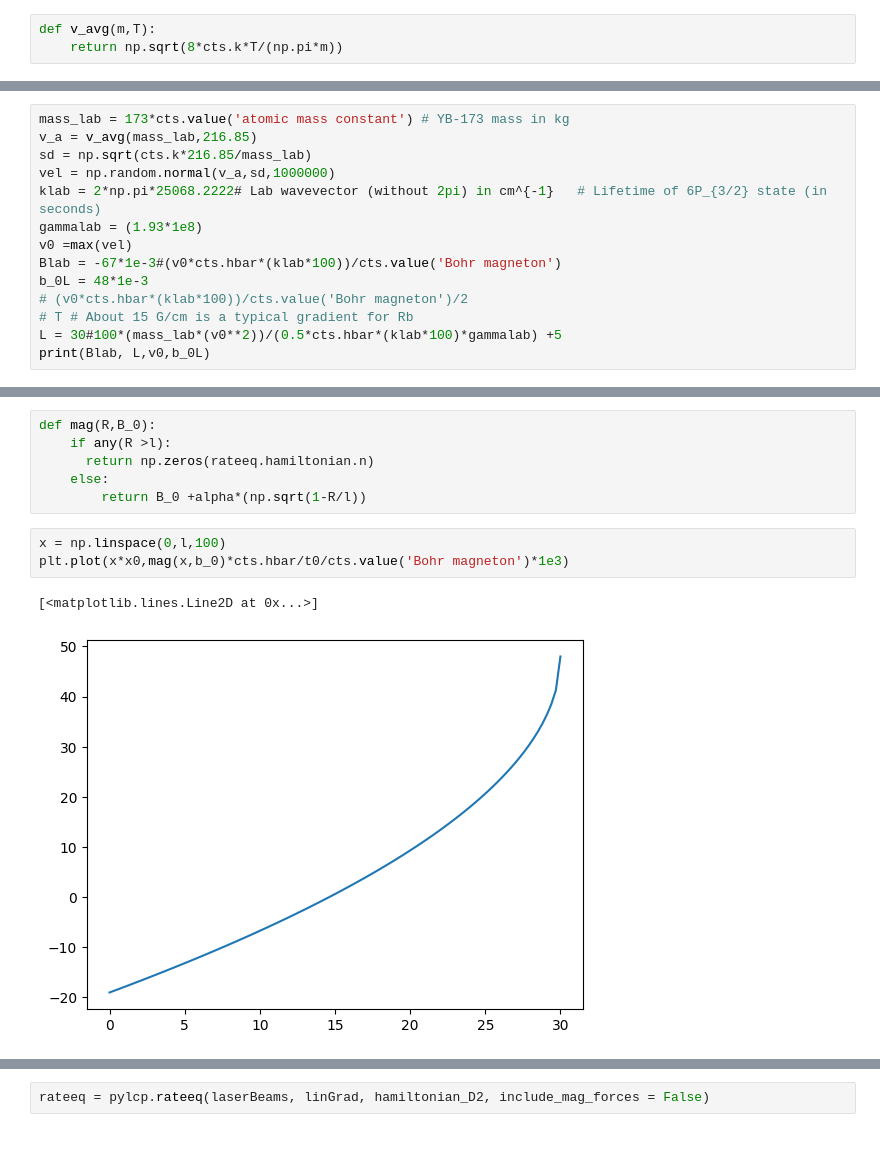
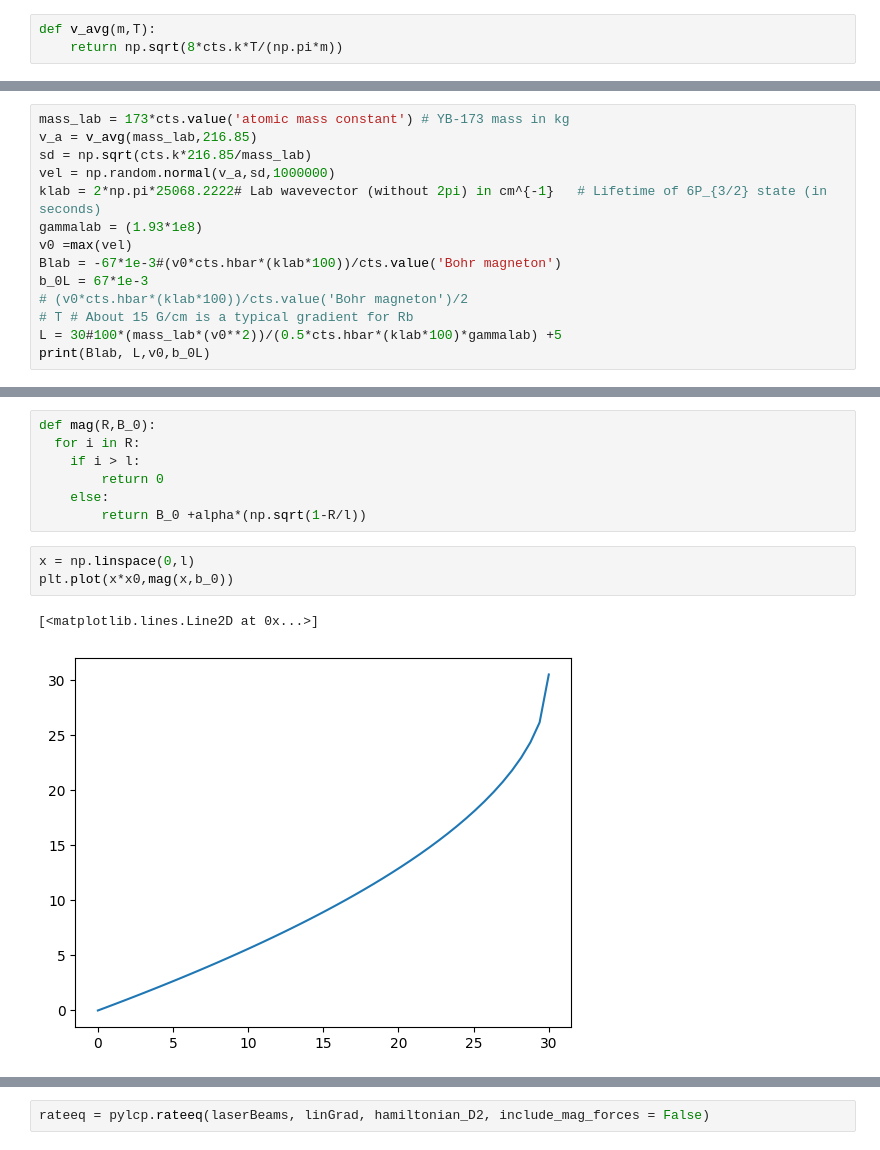
Before and after one commit to benfox4543/YB-zeeman-slower, a Jupyter notebook: zeeman slower_yb(fix after loosing good one).ipynb, the cells around one changed output, grey strips where cells are left out. Cells and saved outputs as stored; diff of their text form.

Commit message:
graph fixing found how to stop the spliting

```diff
--- a/zeeman slower_yb(fix after loosing good one).ipynb
+++ b/zeeman slower_yb(fix after loosing good one).ipynb
@@ -39,7 +35,7 @@ klab = 2*np.pi*25068.2222# Lab wavevector (without 2pi) in cm^{-1}   # Lifetime
 gammalab = (1.93*1e8)
 v0 =max(vel)
 Blab = -67*1e-3#(v0*cts.hbar*(klab*100))/cts.value('Bohr magneton')
-b_0L = 48*1e-3
+b_0L = 67*1e-3
 # (v0*cts.hbar*(klab*100))/cts.value('Bohr magneton')/2
 # T # About 15 G/cm is a typical gradient for Rb
 L = 30#100*(mass_lab*(v0**2))/(0.5*cts.hbar*(klab*100)*gammalab) +5
@@ -66,15 +62,16 @@ print(x0, t0, mass, k, gamma, alpha,b_0)
 # %%
 def mag(R,B_0):
-    if any(R >l):
-      return np.zeros(rateeq.hamiltonian.n)
+  for i in R:
+    if i > l:
+        return 0
     else:
         return B_0 +alpha*(np.sqrt(1-R/l))
 # %%
-x = np.linspace(0,l,100)
-plt.plot(x*x0,mag(x,b_0)*cts.hbar/t0/cts.value('Bohr magneton')*1e3)
+x = np.linspace(0,l)
+plt.plot(x*x0,mag(x,b_0))
 # %% [output]
 [<matplotlib.lines.Line2D at 0x...>]
-[figure, old version]
+[figure, new version]
 # %%
 # Define the atomic Hamiltonian:
 H_g_D2, mu_q_g_D2 = pylcp.hamiltonians.hyperfine_coupled(
```
Also changed, not shown: parts of 15 cells of this notebook.
